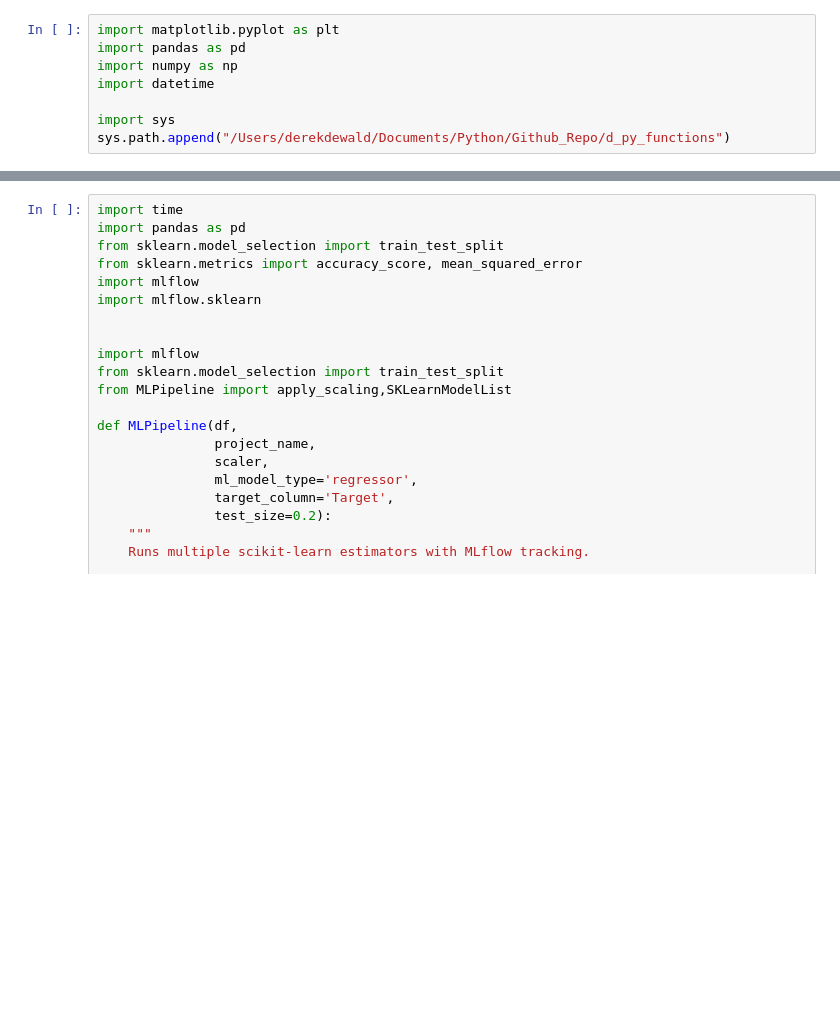
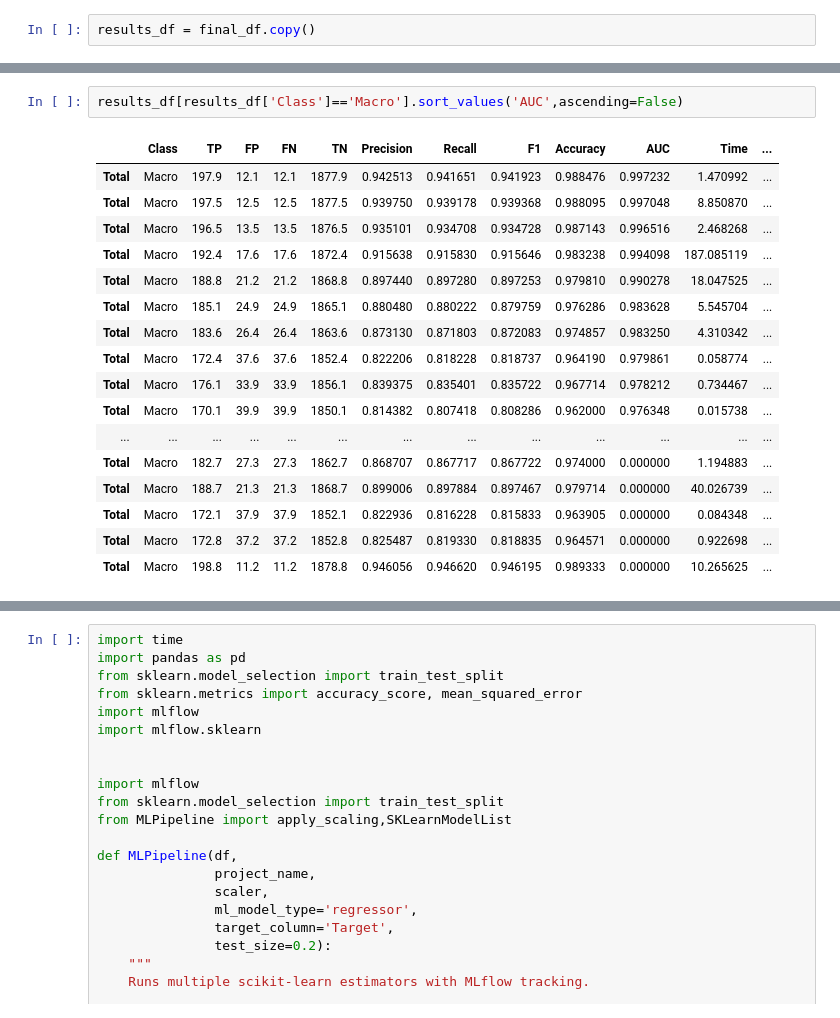
Before and after one commit to derek-dewald/Python_Tools, a Jupyter notebook: JupyterNotebooks/ML_Workbook_V3.ipynb, the cells around one changed output, grey strips where cells are left out. Drawn from its saved outputs; the diff is of its cells as text; blank space fills up the shorter version.

```diff
--- a/JupyterNotebooks/ML_Workbook_V3.ipynb
+++ b/JupyterNotebooks/ML_Workbook_V3.ipynb
@@ -17,8 +90,2 @@ from sklearn.utils import all_estimators
 # %%
-import matplotlib.pyplot as plt
-import pandas as pd
-import numpy as np
-import datetime
-
-import sys
-sys.path.append("/Users/derekdewald/Documents/Python/Github_Repo/d_py_functions")
+results_df = final_df.copy()
@@ -29,0 +332,20 @@ Downloading MNIST from OpenML...
+# %%
+results_df[results_df['Class']=='Macro'].sort_values('AUC',ascending=False)
+# %% [output]
+|  | Class | TP | FP | FN | TN | Precision | Recall | F1 | Accuracy | AUC | Time | ... |
+| Total | Macro | 197.9 | 12.1 | 12.1 | 1877.9 | 0.942513 | 0.941651 | 0.941923 | 0.988476 | 0.997232 | 1.470992 | ... |
+| Total | Macro | 197.5 | 12.5 | 12.5 | 1877.5 | 0.939750 | 0.939178 | 0.939368 | 0.988095 | 0.997048 | 8.850870 | ... |
+| Total | Macro | 196.5 | 13.5 | 13.5 | 1876.5 | 0.935101 | 0.934708 | 0.934728 | 0.987143 | 0.996516 | 2.468268 | ... |
+| Total | Macro | 192.4 | 17.6 | 17.6 | 1872.4 | 0.915638 | 0.915830 | 0.915646 | 0.983238 | 0.994098 | 187.085119 | ... |
+| Total | Macro | 188.8 | 21.2 | 21.2 | 1868.8 | 0.897440 | 0.897280 | 0.897253 | 0.979810 | 0.990278 | 18.047525 | ... |
+| Total | Macro | 185.1 | 24.9 | 24.9 | 1865.1 | 0.880480 | 0.880222 | 0.879759 | 0.976286 | 0.983628 | 5.545704 | ... |
+| Total | Macro | 183.6 | 26.4 | 26.4 | 1863.6 | 0.873130 | 0.871803 | 0.872083 | 0.974857 | 0.983250 | 4.310342 | ... |
+| Total | Macro | 172.4 | 37.6 | 37.6 | 1852.4 | 0.822206 | 0.818228 | 0.818737 | 0.964190 | 0.979861 | 0.058774 | ... |
+| Total | Macro | 176.1 | 33.9 | 33.9 | 1856.1 | 0.839375 | 0.835401 | 0.835722 | 0.967714 | 0.978212 | 0.734467 | ... |
+| Total | Macro | 170.1 | 39.9 | 39.9 | 1850.1 | 0.814382 | 0.807418 | 0.808286 | 0.962000 | 0.976348 | 0.015738 | ... |
+| ... | ... | ... | ... | ... | ... | ... | ... | ... | ... | ... | ... | ... |
+| Total | Macro | 182.7 | 27.3 | 27.3 | 1862.7 | 0.868707 | 0.867717 | 0.867722 | 0.974000 | 0.000000 | 1.194883 | ... |
+| Total | Macro | 188.7 | 21.3 | 21.3 | 1868.7 | 0.899006 | 0.897884 | 0.897467 | 0.979714 | 0.000000 | 40.026739 | ... |
+| Total | Macro | 172.1 | 37.9 | 37.9 | 1852.1 | 0.822936 | 0.816228 | 0.815833 | 0.963905 | 0.000000 | 0.084348 | ... |
+| Total | Macro | 172.8 | 37.2 | 37.2 | 1852.8 | 0.825487 | 0.819330 | 0.818835 | 0.964571 | 0.000000 | 0.922698 | ... |
+| Total | Macro | 198.8 | 11.2 | 11.2 | 1878.8 | 0.946056 | 0.946620 | 0.946195 | 0.989333 | 0.000000 | 10.265625 | ... |
```
Also changed, not shown: parts of 24 cells of this notebook, 24 other files.
